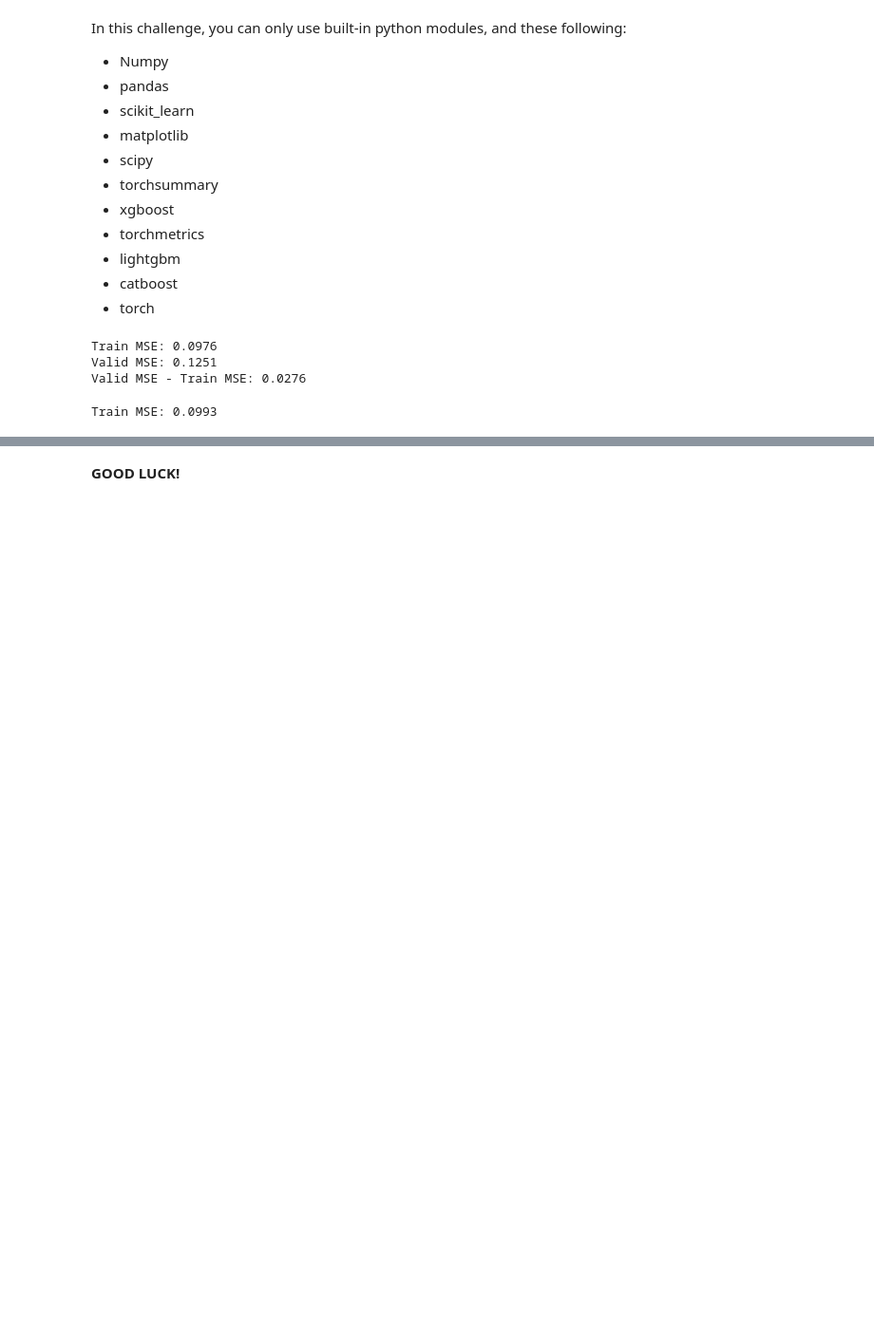
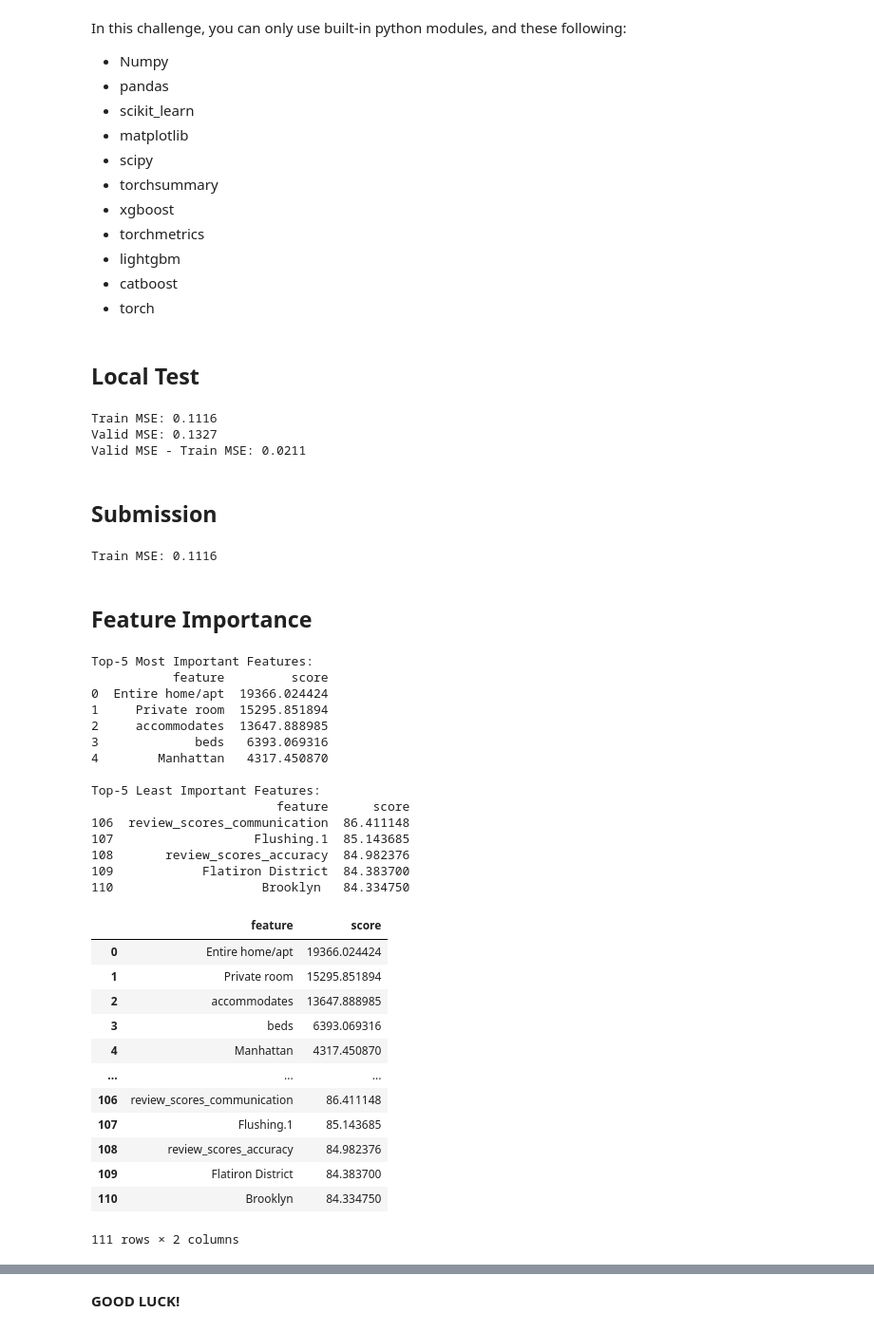
Before and after one commit to Spectual/Price-Prediction-NYC, a Jupyter notebook: code.ipynb, the cells around one changed output, grey strips where cells are left out. Shown at 95% size. Cells and saved outputs as stored; diff of their text form; code cells hidden in the pictures; blank space fills up the shorter version.

```diff
--- a/code.ipynb
+++ b/code.ipynb
@@ -156,6 +225,8 @@ class Model:
+# %% [markdown]
+## Local Test
 # %%
-X = pd.read_csv("./data/trainData.csv")
-y = pd.read_csv("./data/trainLabel.csv")
+X = pd.read_csv("./trainData.csv")
+y = pd.read_csv("./trainLabel.csv")
 
 X_train, X_val, y_train, y_val = train_test_split(X, y, test_size=0.4, random_state=42)
 model = Model()
@@ -168,31 +239,19 @@ y_pred = model.predict(X_val)
 mse = mean_squared_error(y_val['price'], y_pred)
 print(f"Valid MSE: {mse:.4f}")
 print(f"Valid MSE - Train MSE: {mse - train_mse:.4f}")
-
-# Cross-validation
-# from sklearn.model_selection import KFold
-# kf = KFold(n_splits=5, shuffle=True, random_state=42)
-# mse_list = []
-# for train_index, val_index in kf.split(X):
-#     X_train, X_val = X.iloc[train_index], X.iloc[val_index]
-#     y_train, y_val = y.iloc[train_index], y.iloc[val_index]
-#     model.train(X_train, y_train)
-#     y_pred = model.predict(X_val)
-#     mse = mean_squared_error(y_val['price'], y_pred)
-#     mse_list.append(mse)
-# print(f"Cross-validation MSE: {np.mean(mse_list):.4f} ± {np.std(mse_list):.4f}")
 # %% [output]
-Train MSE: 0.0976
-Valid MSE: 0.1251
-Valid MSE - Train MSE: 0.0276
+Train MSE: 0.1116
+Valid MSE: 0.1327
+Valid MSE - Train MSE: 0.0211
+# %% [markdown]
+## Submission
 # %%
 model = Model() # Model class imported from your submission
-X_train = pd.read_csv("./data/trainData.csv")  # pandas Dataframe
-y_train = pd.read_csv("./data/trainLabel.csv")  # pandas Dataframe
+X_train = pd.read_csv("./trainData.csv")  # pandas Dataframe
+y_train = pd.read_csv("./trainLabel.csv")  # pandas Dataframe
 model.train(X_train, y_train) # train your model on the dataset provided to you
-X_test = pd.read_csv("./data/testingData.csv") # pandas Dataframe
+X_test = pd.read_csv("./testingData.csv") # pandas Dataframe
 y_pred = model.predict(X_test) # test your model on the hidden test set (pandas Dataframe)
-# mse = mean_squared_error(y_test, y_pred) # compute mean squared error
 
 # Print training MSE
 y_pred_train = model.predict(X_train)
@@ -200,11 +259,43 @@ train_mse = mean_squared_error(y_train['price'], y_pred_train)
 print(f"Train MSE: {train_mse:.4f}")
 
 
-# Keep id and price columns to submission.csv
 submission = pd.DataFrame({
     'id': X_test['id'],
     'price': y_pred.flatten()
 })
-submission.to_csv("./data/submission.csv", index=False)
+submission.to_csv("./submission.csv", index=False)
 # %% [output]
-Train MSE: 0.0993
+Train MSE: 0.1116
+# %% [markdown]
+## Feature Importance
+# %%
+model.get_feature_importance(X_train)
+# %% [output]
+Top-5 Most Important Features:
+           feature         score
+0  Entire home/apt  19366.024424
+1     Private room  15295.851894
+2     accommodates  13647.888985
+3             beds   6393.069316
+4        Manhattan   4317.450870
+
+Top-5 Least Important Features:
+                         feature      score
+106  review_scores_communication  86.411148
+107                   Flushing.1  85.143685
+108       review_scores_accuracy  84.982376
+109            Flatiron District  84.383700
+110                    Brooklyn   84.334750
+|  | feature | score |
+| 0 | Entire home/apt | 19366.024424 |
+| 1 | Private room | 15295.851894 |
+| 2 | accommodates | 13647.888985 |
+| 3 | beds | 6393.069316 |
+| 4 | Manhattan | 4317.450870 |
+| ... | ... | ... |
+| 106 | review_scores_communication | 86.411148 |
+| 107 | Flushing.1 | 85.143685 |
+| 108 | review_scores_accuracy | 84.982376 |
+| 109 | Flatiron District | 84.383700 |
+| 110 | Brooklyn | 84.334750 |
+111 rows × 2 columns
```
Also changed, not shown: parts of 4 cells of this notebook.
